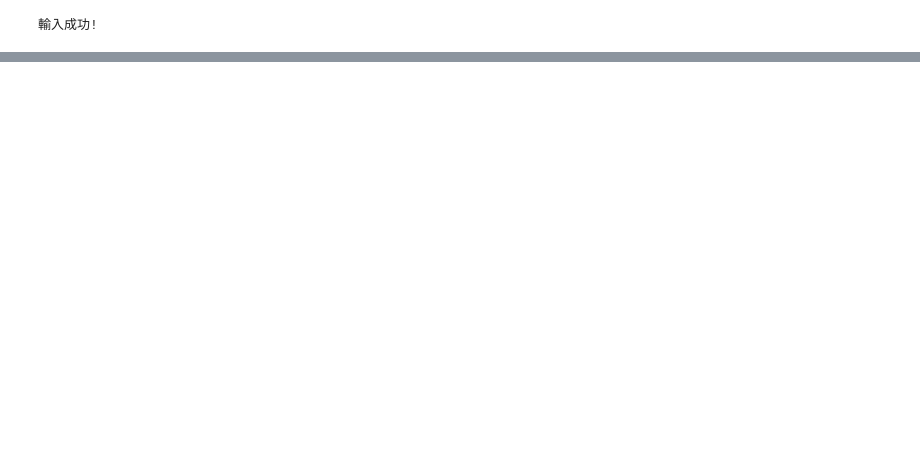
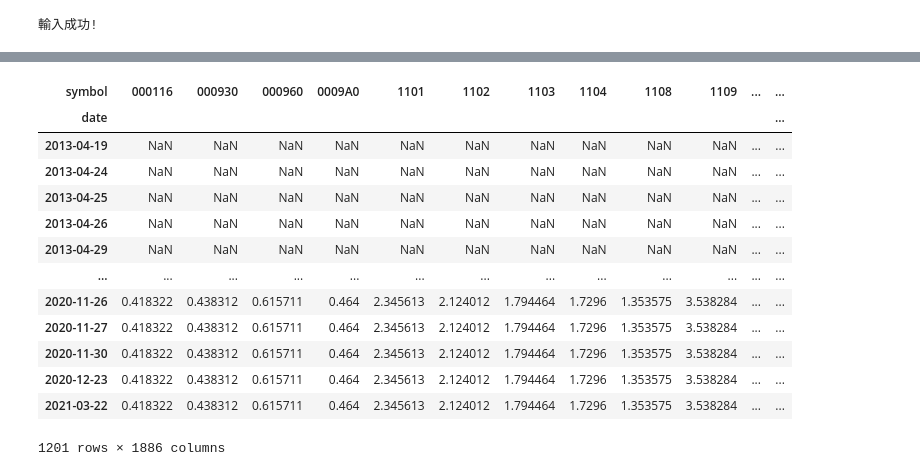
Before and after one commit to max0514/trading_bot, a Jupyter notebook: stock_strategies/stock_rating.ipynb, the cells around one changed output, grey strips where cells are left out. Cells and saved outputs as stored; diff of their text form; code cells hidden in the pictures; blank space fills up the shorter version.

```diff
--- a/stock_strategies/stock_rating.ipynb
+++ b/stock_strategies/stock_rating.ipynb
@@ -227,0 +355,17 @@ finCol = 金融股品質因子分數.columns.intersection(financialColumns) #
+# %%
+ROA
+# %% [output]
+| symbol | 000116 | 000930 | 000960 | 0009A0 | 1101 | 1102 | 1103 | 1104 | 1108 | 1109 | ... | ... |
+| date |  |  |  |  |  |  |  |  |  |  |  | ... |
+| 2013-04-19 | NaN | NaN | NaN | NaN | NaN | NaN | NaN | NaN | NaN | NaN | ... | ... |
+| 2013-04-24 | NaN | NaN | NaN | NaN | NaN | NaN | NaN | NaN | NaN | NaN | ... | ... |
+| 2013-04-25 | NaN | NaN | NaN | NaN | NaN | NaN | NaN | NaN | NaN | NaN | ... | ... |
+| 2013-04-26 | NaN | NaN | NaN | NaN | NaN | NaN | NaN | NaN | NaN | NaN | ... | ... |
+| 2013-04-29 | NaN | NaN | NaN | NaN | NaN | NaN | NaN | NaN | NaN | NaN | ... | ... |
+| ... | ... | ... | ... | ... | ... | ... | ... | ... | ... | ... | ... | ... |
+| 2020-11-26 | 0.418322 | 0.438312 | 0.615711 | 0.464 | 2.345613 | 2.124012 | 1.794464 | 1.7296 | 1.353575 | 3.538284 | ... | ... |
+| 2020-11-27 | 0.418322 | 0.438312 | 0.615711 | 0.464 | 2.345613 | 2.124012 | 1.794464 | 1.7296 | 1.353575 | 3.538284 | ... | ... |
+| 2020-11-30 | 0.418322 | 0.438312 | 0.615711 | 0.464 | 2.345613 | 2.124012 | 1.794464 | 1.7296 | 1.353575 | 3.538284 | ... | ... |
+| 2020-12-23 | 0.418322 | 0.438312 | 0.615711 | 0.464 | 2.345613 | 2.124012 | 1.794464 | 1.7296 | 1.353575 | 3.538284 | ... | ... |
+| 2021-03-22 | 0.418322 | 0.438312 | 0.615711 | 0.464 | 2.345613 | 2.124012 | 1.794464 | 1.7296 | 1.353575 | 3.538284 | ... | ... |
+1201 rows × 1886 columns
```
Also changed, not shown: parts of 26 cells of this notebook.
